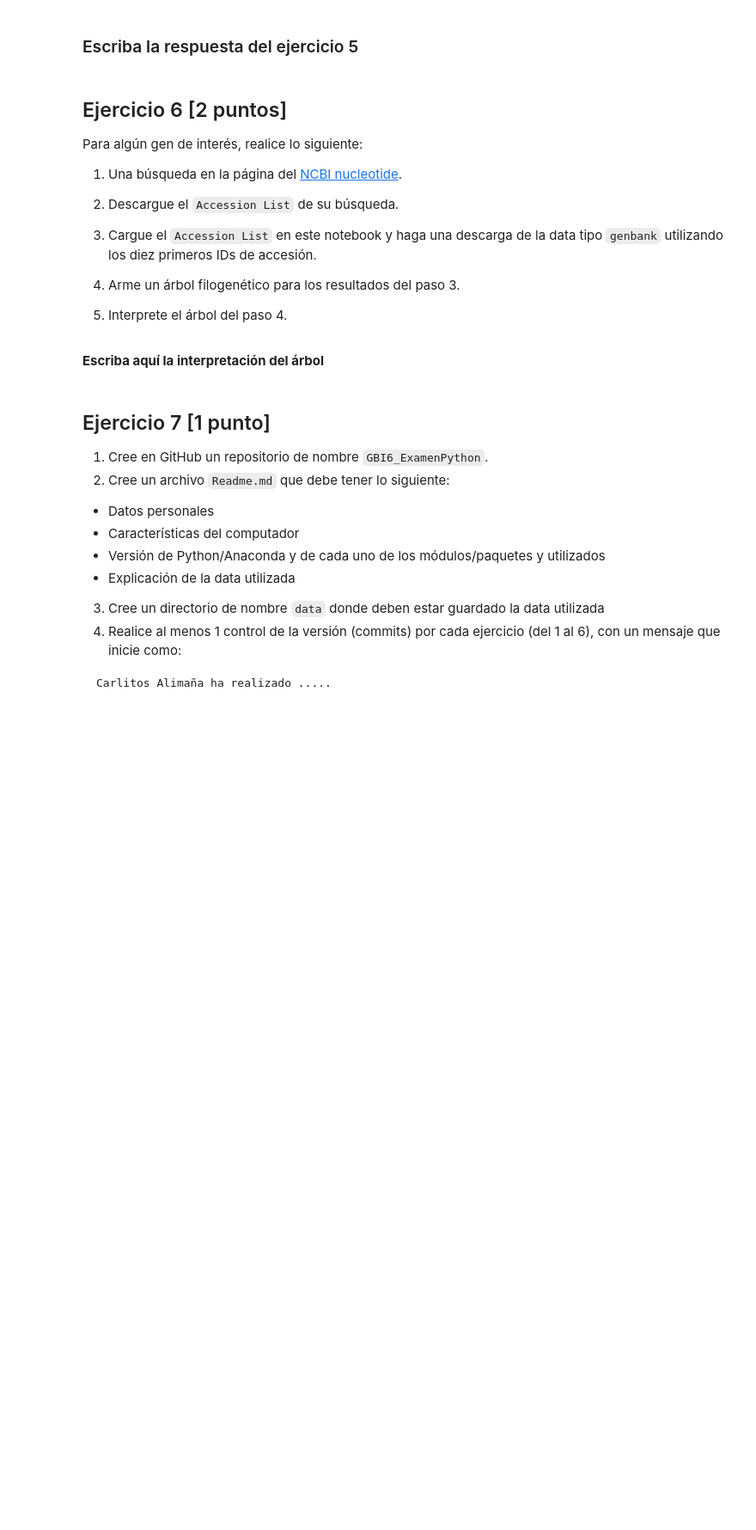
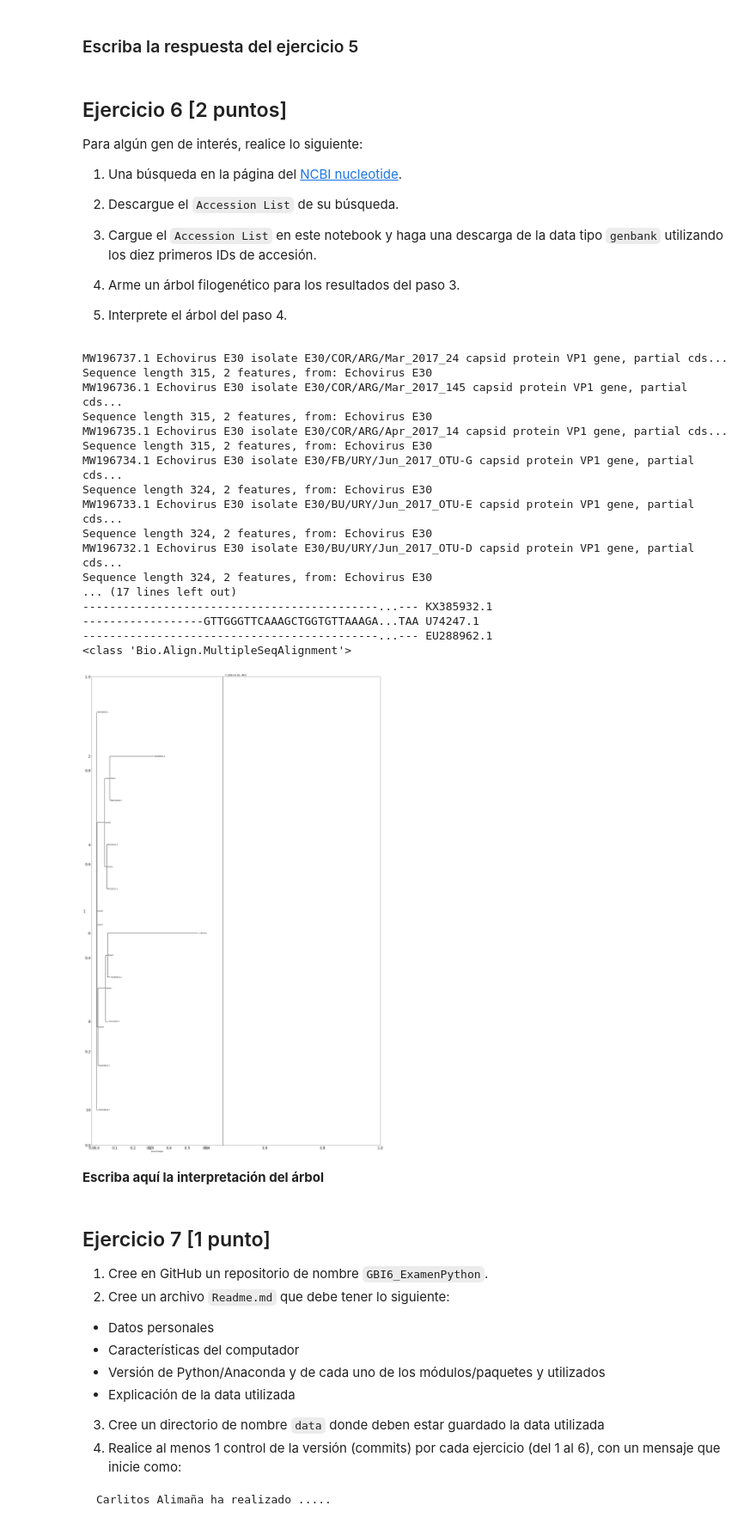
Before and after one commit to Liz199820/EXAMENPARCIAL2-PYTHON, a Jupyter notebook: 2021II_GBI6_ExamenParcialPython.ipynb, the cells around one changed output. Shown at 86% size. Drawn from its saved outputs; the diff is of its cells as text; code cells hidden in the pictures; blank space fills up the shorter version.

Commit message:
Lizeth Garcia ha realizado el ejercicio 6
Se creó el árbol filogenético

```diff
--- a/2021II_GBI6_ExamenParcialPython.ipynb
+++ b/2021II_GBI6_ExamenParcialPython.ipynb
@@ -308,3 +312,81 @@ Para algún gen de interés, realice lo siguiente:
+# %%
+from Bio import AlignIO
+from Bio import Phylo
+from Bio.Align.Applications import ClustalwCommandline
+import os
+# Escriba aquí su código para el ejercicio 6
+with open("data/sequence.seq") as s:#llamo a la base de datos donde estan las IDs
+    Entrez.email = "lizeth.garcia@est.ikiam.edu.ec"
+    with Entrez.efetch( db="nucleotide", rettype="gb", retmode="text", id='MW196737.1, MW196736.1, MW196735.1, MW196734.1, MW196733.1, MW196732.1, MW196731.1, MW196730.1, MW196729.1, MW196728.1'
+                  ) as handle: #llamo a las 10 primeras secuencias de modo gb
+        for seq_record in SeqIO.parse(handle, "gb"):
+            print("%s %s..." % (seq_record.id, seq_record.description[:100]))
+            print( "Sequence length %i, %i features, from: %s" % ( len(seq_record),
+                                                                  len(seq_record.features),
+                                                                  seq_record.annotations["source"], ) )
+clustalw_exe = r"C:\Program Files (x86)\ClustalW2\clustalw2.exe"##creo los dos archivos que me ayudan a crear el dendograma
+clustalw_cline = ClustalwCommandline(clustalw_exe, infile = "data/sequence.fasta")
+assert os.path.isfile(clustalw_exe), "Clustal_W executable is missing or not found"
+stdout, stderr = clustalw_cline()
+print(clustalw_cline)
+ClustalAlign = AlignIO.read("data/sequence.aln", "clustal")#nucleotidos parecidos entre las especies identificadas por IDs
+print(ClustalAlign[:10])##  10 primeros clados filogeneticos
+## REALIZO EL ARBOL DE TODOS LOS DATOS PORQUE SE VE MAS CHEVERE
+from Bio import Phylo##CREACION del dendograma osea la separacion por clados de la filogenia de cada sepa del virus sarampion
+tree = Phylo.read("data/sequence.dnd", "newick")
+#----Phylo.draw_ascii(tree)## PARA imprimir el borrador del arbol
+#se llama al archivo .aln creado en la descarga de la data en el paso anterior
+with open("data/sequence.aln","r") as aln:
+    alignment = AlignIO.read(aln,"clustal")
+print(type(alignment))## PARA imprimir el borrador del arbol
+# calcular las distancias mediante Distance Calculator
+from Bio.Phylo.TreeConstruction import DistanceCalculator
+calculator = DistanceCalculator('identity')
+distance_matrix = calculator.get_distance(alignment)## se calcula la matriz de distancias
+
+# funcion para construccion del arbol filogenetico
+from Bio.Phylo.TreeConstruction import DistanceTreeConstructor
+constructor = DistanceTreeConstructor(calculator)
+# Construir el arbol
+staphy1_tree = constructor.build_tree(alignment)
+staphy1_tree.rooted = True
+
+# Guardar el arbol
+Phylo.write(staphy1_tree, "data/sequence.xml", "phyloxml")
+arsequence = Phylo.read(file="data/sequence.xml", format= "phyloxml")
+# Arbol  en Matplotlib
+import matplotlib
+import matplotlib.pyplot as plt
+#Para tener eficiente visualización se utiliza el siguiente código
+fig = plt.figure(figsize=(30, 50), dpi=100) ## configuro el tamaño de imagen y la densidad de pixeles del mismo cuando guarde como imagen
+# configuro el tamaño del cuadro en X Y Z para que no se sobrepongan los datos
+matplotlib.rc('font', size=10)
+matplotlib.rc('xtick', labelsize=20)
+matplotlib.rc('ytick', labelsize=20)
+## encabezado de imagen
+plt.title("FILOGENIA DEL MANI")
+axes = fig.add_subplot(1, 2, 1)
+Phylo.draw(arsequence, axes=axes)
+fig.savefig("data/sequence.png")
+# %% [output]
+MW196737.1 Echovirus E30 isolate E30/COR/ARG/Mar_2017_24 capsid protein VP1 gene, partial cds...
+Sequence length 315, 2 features, from: Echovirus E30
+MW196736.1 Echovirus E30 isolate E30/COR/ARG/Mar_2017_145 capsid protein VP1 gene, partial cds...
+Sequence length 315, 2 features, from: Echovirus E30
+MW196735.1 Echovirus E30 isolate E30/COR/ARG/Apr_2017_14 capsid protein VP1 gene, partial cds...
+Sequence length 315, 2 features, from: Echovirus E30
+MW196734.1 Echovirus E30 isolate E30/FB/URY/Jun_2017_OTU-G capsid protein VP1 gene, partial cds...
+Sequence length 324, 2 features, from: Echovirus E30
+MW196733.1 Echovirus E30 isolate E30/BU/URY/Jun_2017_OTU-E capsid protein VP1 gene, partial cds...
+Sequence length 324, 2 features, from: Echovirus E30
+MW196732.1 Echovirus E30 isolate E30/BU/URY/Jun_2017_OTU-D capsid protein VP1 gene, partial cds...
+Sequence length 324, 2 features, from: Echovirus E30
+... (17 lines left out)
+--------------------------------------------...--- KX385932.1
+------------------GTTGGGTTCAAAGCTGGTGTTAAAGA...TAA U74247.1
+--------------------------------------------...--- EU288962.1
+<class 'Bio.Align.MultipleSeqAlignment'>
+[figure, added]
 # %% [markdown]
 **Escriba aquí la interpretación del árbol**
 # %% [markdown]
```
Also changed, not shown: parts of 5 cells of this notebook, 7 other files.
